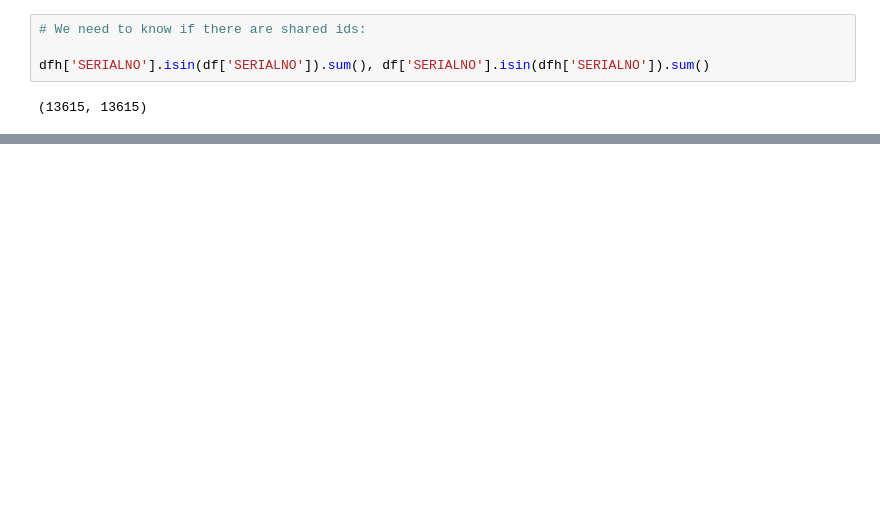
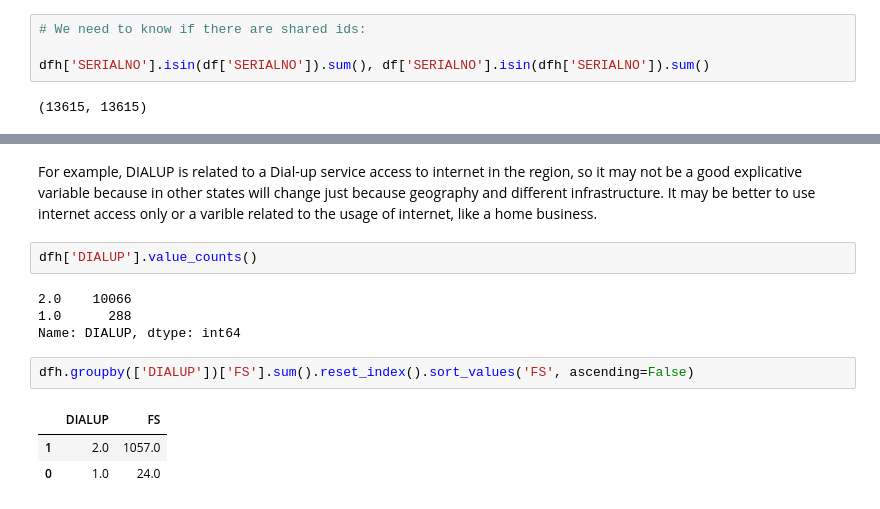
Before and after one commit to qSergio/techy_food, a Jupyter notebook: Food_census.ipynb, the cells around one changed output, grey strips where cells are left out. Drawn from its saved outputs; the diff is of its cells as text; blank space fills up the shorter version.

```diff
--- a/Food_census.ipynb
+++ b/Food_census.ipynb
@@ -129,0 +126,14 @@ dfh['FS'].isnull().sum()
+# %% [markdown]
+For example, DIALUP is related to a Dial-up service access to internet in the region, so it may not be a good explicative variable because in other states will change just because geography and different infrastructure. It may be better to use internet access only or a varible related to the usage of internet, like a home business.
+# %%
+dfh['DIALUP'].value_counts()
+# %% [output]
+2.0    10066
+1.0      288
+Name: DIALUP, dtype: int64
+# %%
+dfh.groupby(['DIALUP'])['FS'].sum().reset_index().sort_values('FS', ascending=False)
+# %% [output]
+|  | DIALUP | FS |
+| 1 | 2.0 | 1057.0 |
+| 0 | 1.0 | 24.0 |
```
Also changed, not shown: parts of 22 cells of this notebook.
